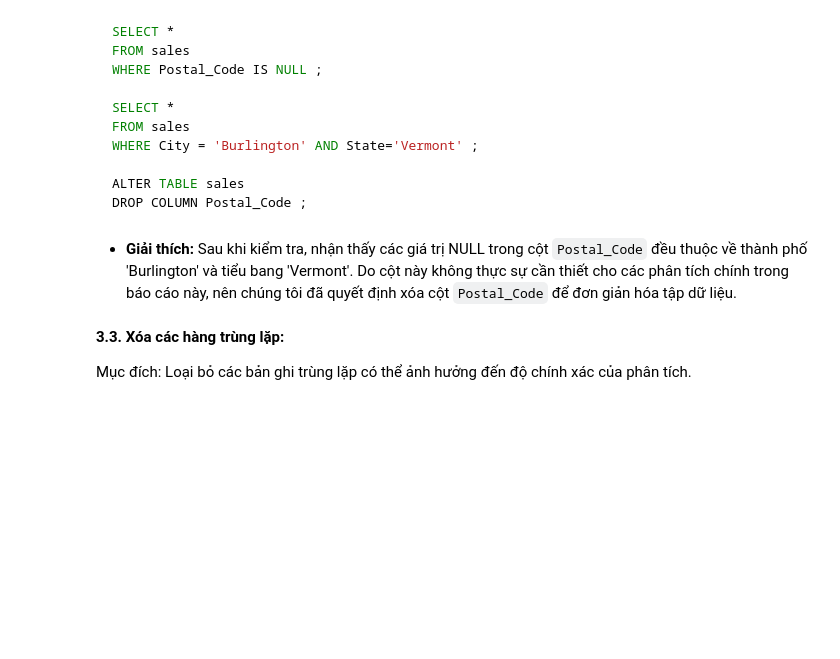
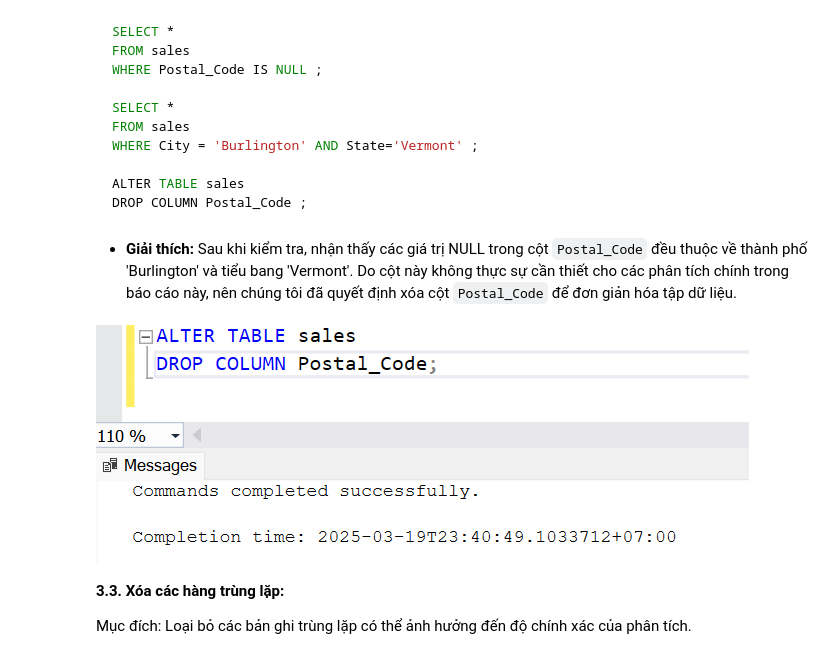
Before and after one commit to ViaThanh/2-Sales-Data-Cleaning-and-Analysis-with-SQL, a Jupyter notebook: Store Sales Analysis with SQL.ipynb, the cells around one changed output. Saved outputs shown, nothing was run; the diff lists cells and outputs as text; code cells hidden in the pictures; blank space fills up the shorter version.

````diff
--- a/Store Sales Analysis with SQL.ipynb
+++ b/Store Sales Analysis with SQL.ipynb
@@ -130,6 +130,12 @@ DROP COLUMN Postal_Code ;
 ```
 # %% [markdown]
 * **Giải thích:** Sau khi kiểm tra, nhận thấy các giá trị NULL trong cột `Postal_Code` đều thuộc về thành phố 'Burlington' và tiểu bang 'Vermont'. Do cột này không thực sự cần thiết cho các phân tích chính trong báo cáo này, nên chúng tôi đã quyết định xóa cột `Postal_Code` để đơn giản hóa tập dữ liệu.
+# %%
+from IPython.display import Image
+
+Image(r"C:/Users/LENOVO/Downloads/Project/3. Xóa cột không cần thiết chứa NULL.png")
+# %% [output]
+[figure, added]
 # %% [markdown]
 **3.3. Xóa các hàng trùng lặp:**
 
````
Also changed, not shown: parts of 27 cells of this notebook.
